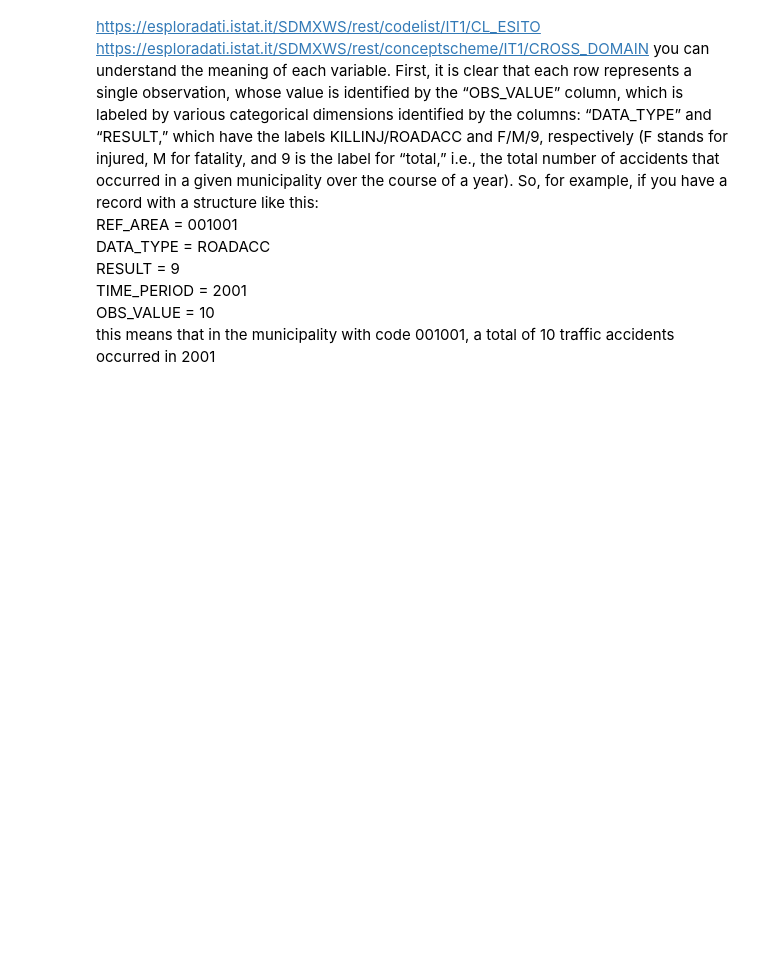
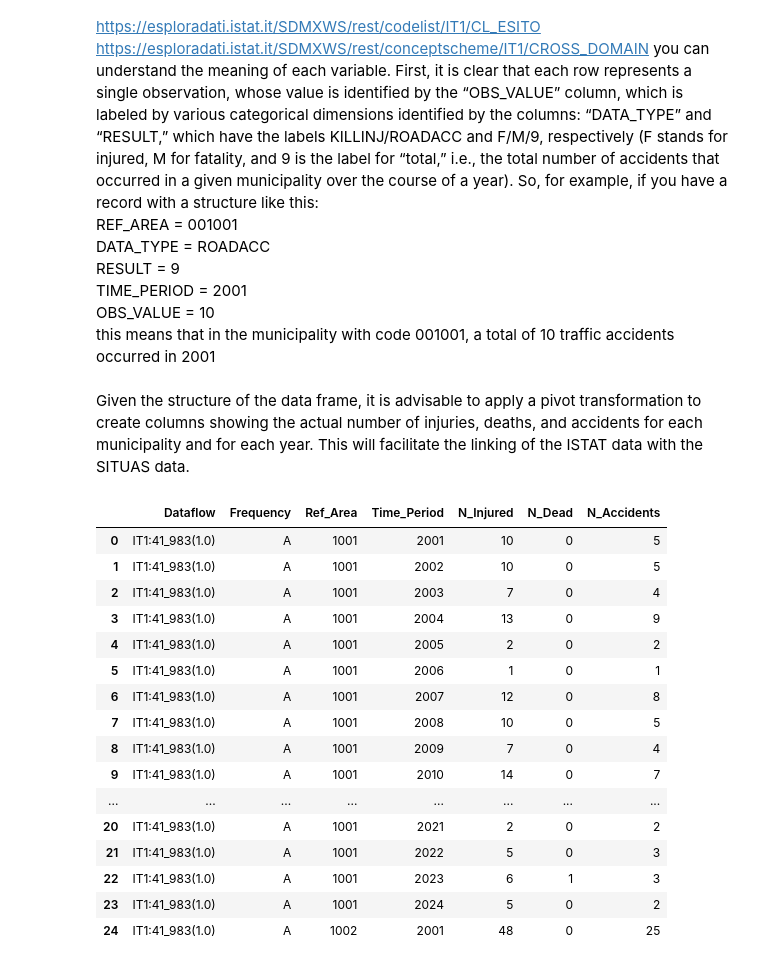
Before and after one commit to Aaronstriker/Final-Project-master-boolean-Data-Analytics, a Jupyter notebook: main_notebook.ipynb, the cells around one changed output. Saved outputs shown, nothing was run; the diff lists cells and outputs as text; code cells hidden in the pictures; blank space fills up the shorter version.

Commit message:
working on cleaning istat csv file

```diff
--- a/main_notebook.ipynb
+++ b/main_notebook.ipynb
@@ -352,3 +354,40 @@ RESULT = 9\
 TIME_PERIOD = 2001\
 OBS_VALUE = 10\
 this means that in the municipality with code 001001, a total of 10 traffic accidents occurred in 2001
+# %% [markdown]
+Given the structure of the data frame, it is advisable to apply a pivot transformation to create columns showing the actual number of injuries, deaths, and accidents for each municipality and for each year. This will facilitate the linking of the ISTAT data with the SITUAS data.
+# %%
+# pivot trasformation
+istat_tmp_df = istat_df.pivot_table(index = ['REF_AREA','TIME_PERIOD'], columns = ['DATA_TYPE','RESULT'], values = 'OBS_VALUE').reset_index()
+
+# Rename columns to more meaningful names
+istat_tmp_df.columns = ['Ref_Area','Time_Period','N_Injured','N_Dead','N_Accidents']
+
+# Insert "Dataflow" and "Frequency" columns lost in the pivoting operation
+istat_tmp_df.insert(0, 'Dataflow', istat_df['DATAFLOW'])
+istat_tmp_df.insert(1, 'Frequency', istat_df['FREQ'])
+istat_df = istat_tmp_df
+
+# Convert numeric columns to int
+istat_df['N_Injured'] = istat_df['N_Injured'].astype(int)
+istat_df['N_Dead'] = istat_df['N_Dead'].astype(int)
+istat_df['N_Accidents'] = istat_df['N_Accidents'].astype(int)
+istat_df.head(10)
+# %% [output]
+|  | Dataflow | Frequency | Ref_Area | Time_Period | N_Injured | N_Dead | N_Accidents |
+| 0 | IT1:41_983(1.0) | A | 1001 | 2001 | 10 | 0 | 5 |
+| 1 | IT1:41_983(1.0) | A | 1001 | 2002 | 10 | 0 | 5 |
+| 2 | IT1:41_983(1.0) | A | 1001 | 2003 | 7 | 0 | 4 |
+| 3 | IT1:41_983(1.0) | A | 1001 | 2004 | 13 | 0 | 9 |
+| 4 | IT1:41_983(1.0) | A | 1001 | 2005 | 2 | 0 | 2 |
+| 5 | IT1:41_983(1.0) | A | 1001 | 2006 | 1 | 0 | 1 |
+| 6 | IT1:41_983(1.0) | A | 1001 | 2007 | 12 | 0 | 8 |
+| 7 | IT1:41_983(1.0) | A | 1001 | 2008 | 10 | 0 | 5 |
+| 8 | IT1:41_983(1.0) | A | 1001 | 2009 | 7 | 0 | 4 |
+| 9 | IT1:41_983(1.0) | A | 1001 | 2010 | 14 | 0 | 7 |
+| ... | ... | ... | ... | ... | ... | ... | ... |
+| 20 | IT1:41_983(1.0) | A | 1001 | 2021 | 2 | 0 | 2 |
+| 21 | IT1:41_983(1.0) | A | 1001 | 2022 | 5 | 0 | 3 |
+| 22 | IT1:41_983(1.0) | A | 1001 | 2023 | 6 | 1 | 3 |
+| 23 | IT1:41_983(1.0) | A | 1001 | 2024 | 5 | 0 | 2 |
+| 24 | IT1:41_983(1.0) | A | 1002 | 2001 | 48 | 0 | 25 |
```
Also changed, not shown: parts of 6 cells of this notebook.
